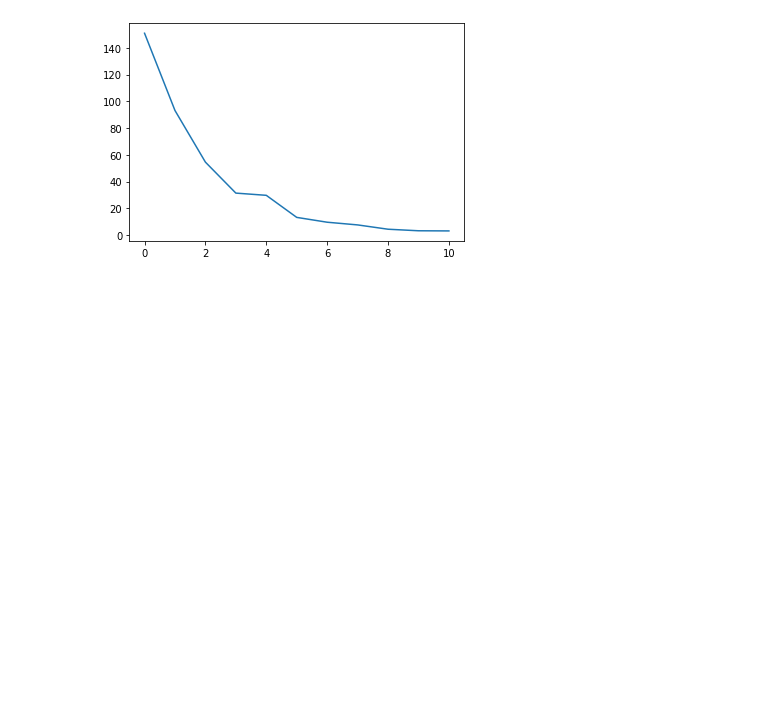
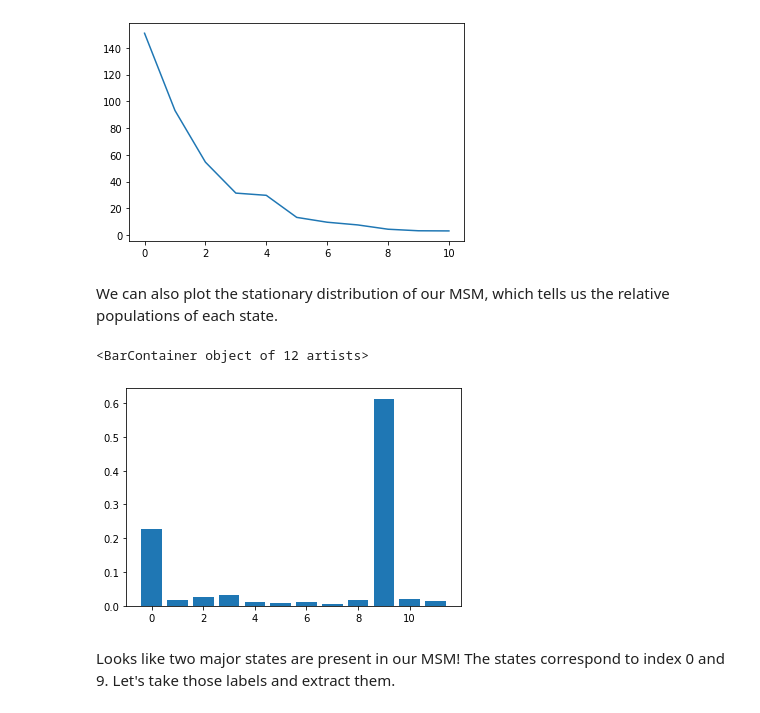
Before and after one commit to sukritsingh/compchem-class, a Jupyter notebook: markov-model.ipynb, the cells around one changed output. Drawn from its saved outputs; the diff is of its cells as text; code cells hidden in the pictures; blank space fills up the shorter version.

```diff
--- a/markov-model.ipynb
+++ b/markov-model.ipynb
@@ -135,8 +138,9 @@ Now that we have our components, we can build a Markov Model.
 We will do this be defining a lag time (ie number of frames to skip to ensure Markovanaity)
 # %%
 from msmbuilder.msm import MarkovStateModel
-msm = MarkovStateModel(lag_time=2, n_timescales=20)
-msm.fit(clustered_trajs)
+msm_fit = MarkovStateModel(lag_time=2, n_timescales=20)
+msm_fit = MarkovStateModel(lag_time=2, n_timescales=20)
+msm_fit.fit(clustered_trajs)
 # %% [output]
 MSM contains 1 strongly connected component above weight=0.50. Component 0 selected, with population 100.000000%
 MarkovStateModel(lag_time=2, n_timescales=20)
@@ -175,3 +179,13 @@ plt.plot(msm.timescales_)
 # %% [output]
 [<matplotlib.lines.Line2D at 0x...>]
 [figure]
+# %% [markdown]
+We can also plot the stationary distribution of our MSM, which tells us the relative populations of each state.
+# %%
+plt.bar(np.arange(msm_fit.n_states_),msm_fit.populations_)
+# %% [output]
+<BarContainer object of 12 artists>
+[figure, added]
+# %% [markdown]
+Looks like two major states are present in our MSM! The states correspond to index 0 and 9.
+Let's take those labels and extract them.
```
Also changed, not shown: parts of 11 cells of this notebook.
